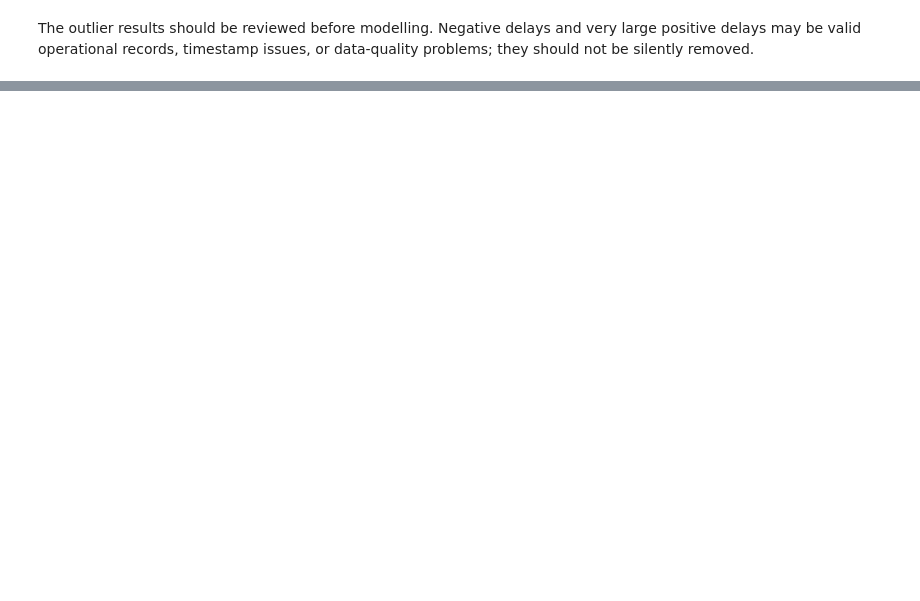
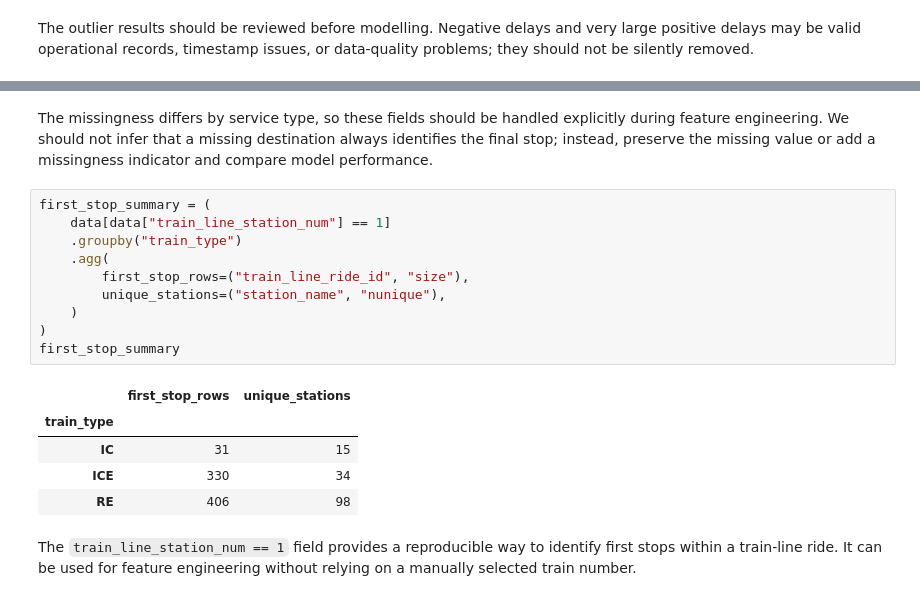
Before and after one commit to BaTa4Ka/machine_learning, a Jupyter notebook: notebooks/data_audit.ipynb, the cells around one changed output, grey strips where cells are left out. Cells and saved outputs as stored; diff of their text form; blank space fills up the shorter version.

```diff
--- a/notebooks/data_audit.ipynb
+++ b/notebooks/data_audit.ipynb
@@ -324,0 +409,20 @@ The outlier results should be reviewed before modelling. Negative delays and ver
+# %% [markdown]
+The missingness differs by service type, so these fields should be handled explicitly during feature engineering. We should not infer that a missing destination always identifies the final stop; instead, preserve the missing value or add a missingness indicator and compare model performance.
+# %%
+first_stop_summary = (
+    data[data["train_line_station_num"] == 1]
+    .groupby("train_type")
+    .agg(
+        first_stop_rows=("train_line_ride_id", "size"),
+        unique_stations=("station_name", "nunique"),
+    )
+)
+first_stop_summary
+# %% [output]
+|  | first_stop_rows | unique_stations |
+| train_type |  |  |
+| IC | 31 | 15 |
+| ICE | 330 | 34 |
+| RE | 406 | 98 |
+# %% [markdown]
+The `train_line_station_num == 1` field provides a reproducible way to identify first stops within a train-line ride. It can be used for feature engineering without relying on a manually selected train number.
```
Also changed, not shown: parts of 10 cells of this notebook.
